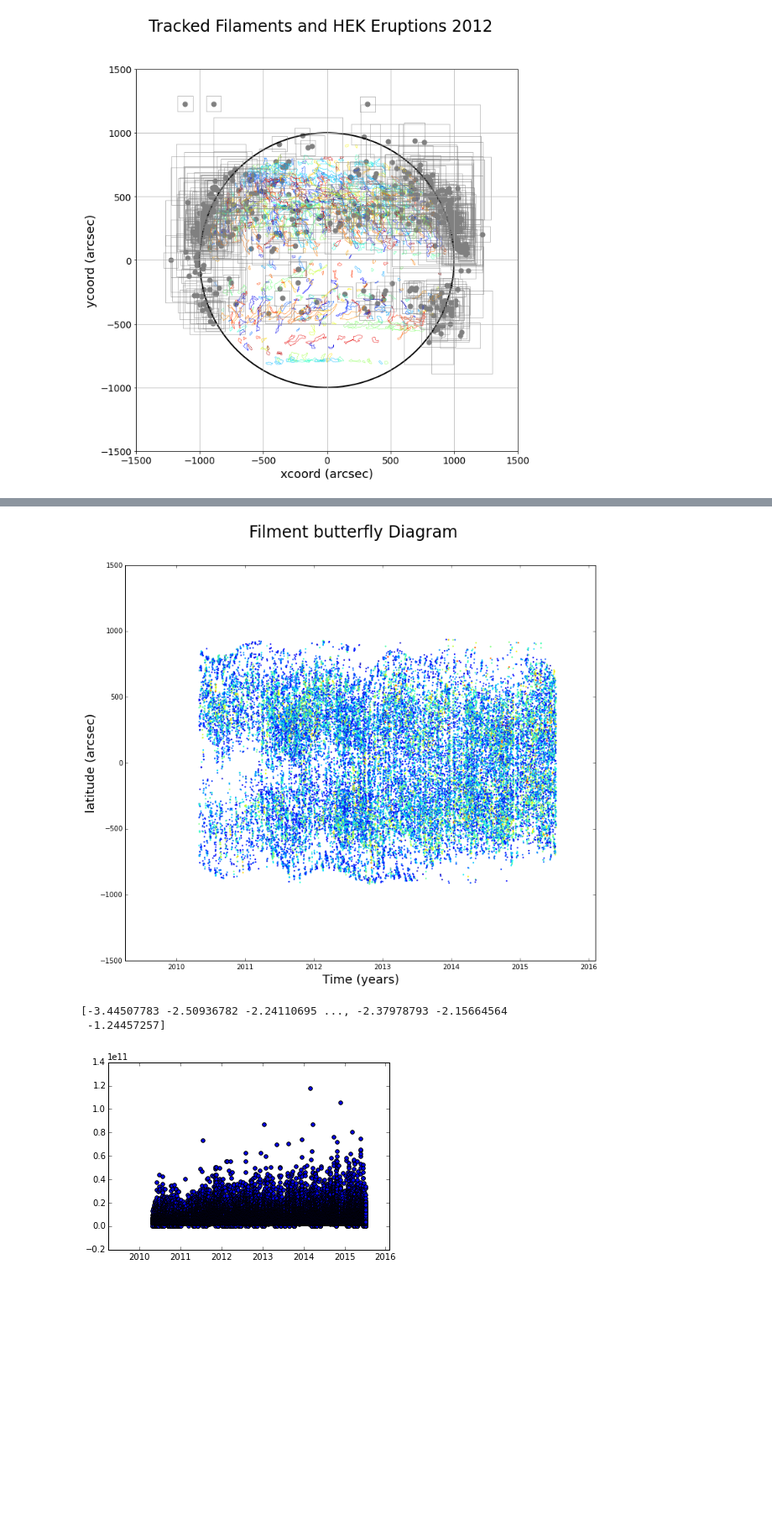
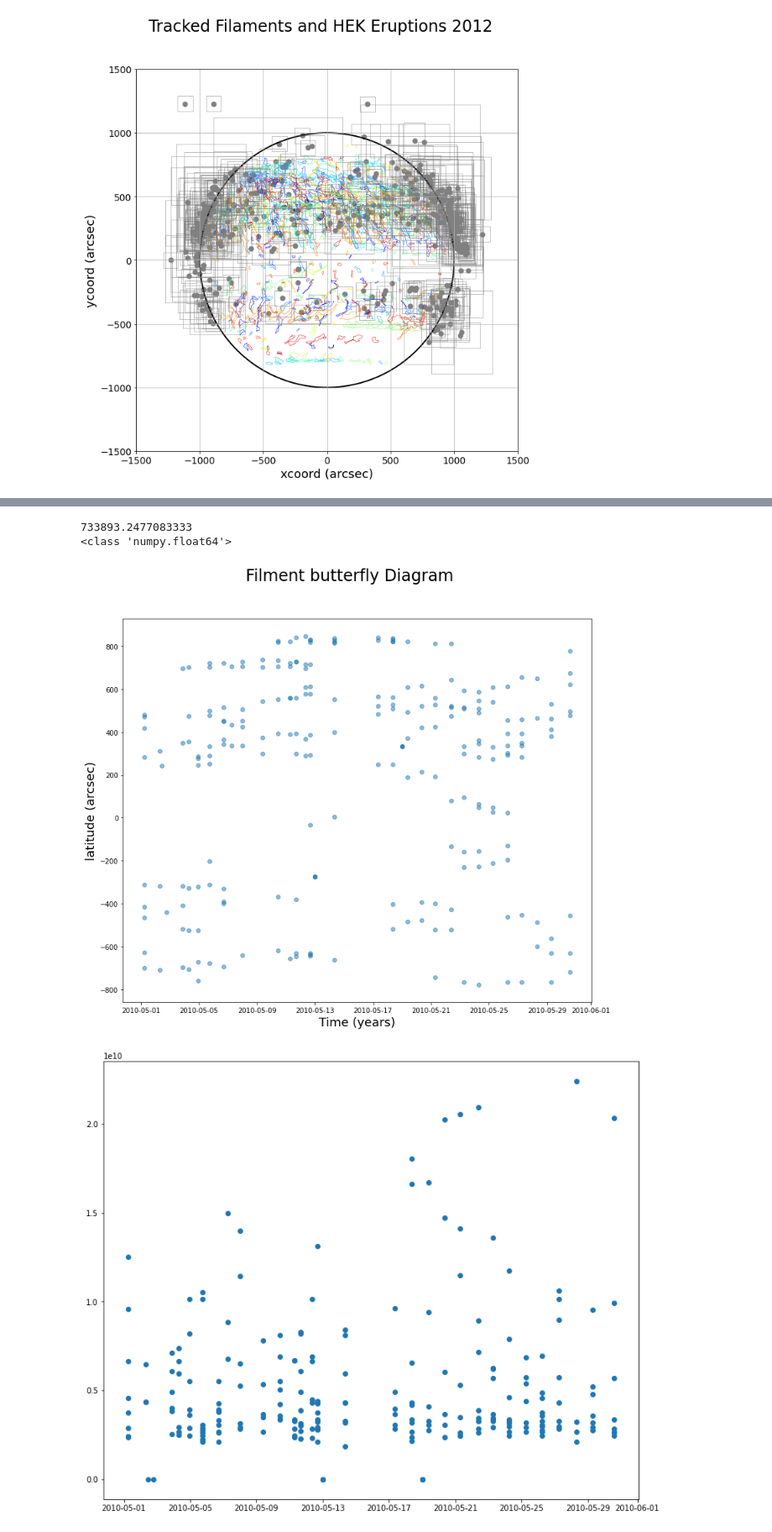
Before and after one commit to kreevescfa/reu2015-test, a Jupyter notebook: test.ipynb, the cells around one changed output, grey strips where cells are left out. Shown at 84% size. Cells and saved outputs as stored; diff of their text form; code cells hidden in the pictures; blank space fills up the shorter version.

```diff
--- a/test.ipynb
+++ b/test.ipynb
@@ -668,6 +659,6 @@ for track_num in track_unique:
 # %%
 event_type = 'FI'
 tstart = '2010/05/01 00:00:00'
-tend = '2016/08/08 23:59:59'
+tend = '2010/05/30 23:59:59'
 client = hek.HEKClient()
 filaments = client.search(hek.attrs.Time(tstart,tend),hek.attrs.EventType(event_type))
@@ -681,21 +673,25 @@ NameError: name 'eruptions' is not defined
 import matplotlib.dates as dates
 import matplotlib.colors as mpcolors
 
-date_obs = [parse_time(elem["event_starttime"]) for elem in filaments]
+date_obs = [parse_time(elem["event_starttime"]).plot_date for elem in filaments]
+
+print(date_obs[0])
 latitude = [elem["hpc_y"] for elem in filaments]
 longitude = [elem["hpc_x"] for elem in filaments]
 length = [elem["fi_length"] for elem in filaments]
 for n,i in enumerate(length):
     if i == None:
-        length[n] = 0
+        length[n] = 2
 unit = [elem["fi_lengthunit"] for elem in filaments]
 for n,i in enumerate(unit):
     if i == 'arcsec':
         length[n] = length[n]*725e5
 norm_len = [float(np.log10(i))/max(np.log10(length)) for i in length]
-dates = dates.date2num(date_obs)
+print(type(norm_len[0]))
+#dates = dates.date2num(date_obs)
 #plt.scatter(longitude, latitude, c=norm_len)
-plt.scatter(dates, latitude,c=norm_len,s=5,edgecolors='none')
+#plt.plot_date(date_obs, latitude,c=norm_len,s=5,edgecolors='none')
+plt.plot_date(date_obs, latitude,alpha=0.5)
 plt.ylabel('latitude (arcsec)',fontsize=18)
 plt.xlabel('Time (years)',fontsize=18)
 ax = plt.subplot(111)
@@ -706,15 +702,14 @@ fig1.set_size_inches(12.5,10.5)
 fig1.suptitle('Filment butterfly Diagram',fontsize=24)
 fig1.savefig('filament_butterfly_diagram.png',format='png')
 # %% [output]
+733893.2477083333
+<class 'numpy.float64'>
-[figure, old version]
+[figure, new version]
 # %%
-plt.scatter(dates, length)
+plt.scatter(date_obs, length)
 ax = plt.subplot(111)
 ax.xaxis_date()
 fig1 = plt.gcf()
-unit = [elem["fi_lengthunit"] for elem in eruptions]
-print np.log(norm_len)
+fig1.set_size_inches(12.5,10.5)
 # %% [output]
-[-3.44507783 -2.50936782 -2.24110695 ..., -2.37978793 -2.15664564
- -1.24457257]
-[figure, old version]
+[figure, new version]
```
Also changed, not shown: parts of 16 cells of this notebook.
